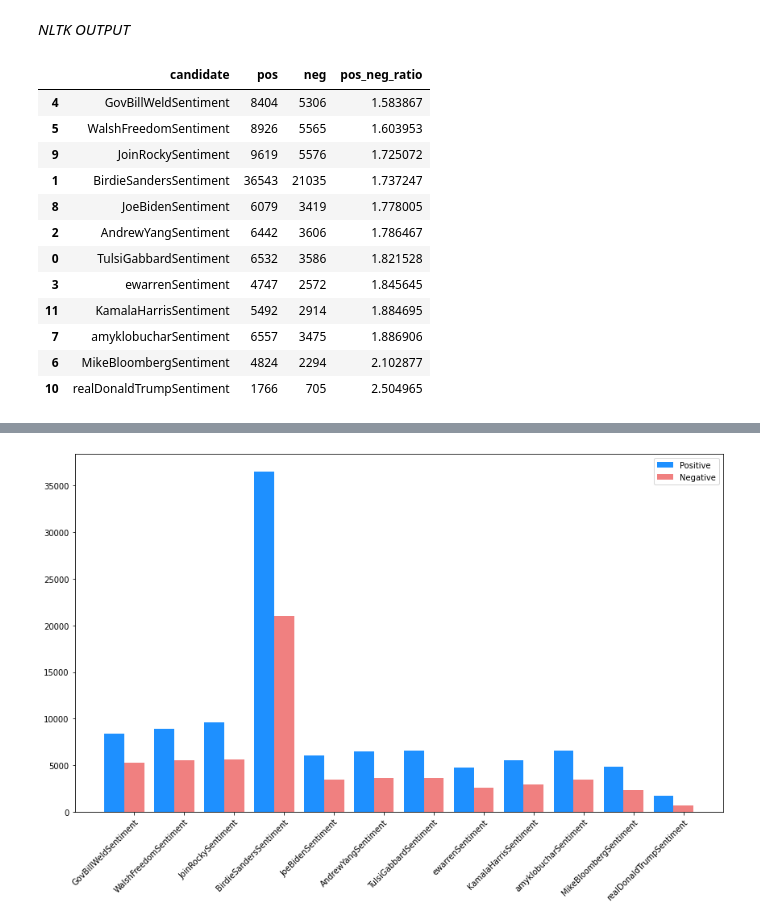
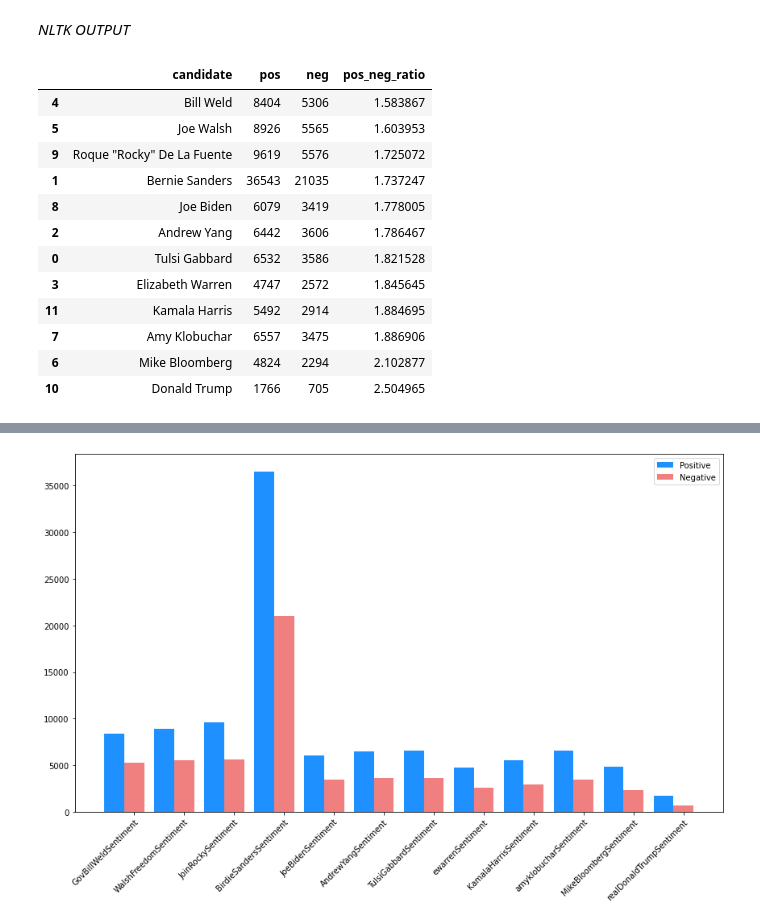
Before and after one commit to sschao/17.835-Final-Project, a Jupyter notebook: outputAnalysis.ipynb, the cells around one changed output, grey strips where cells are left out. Saved outputs shown, nothing was run; the diff lists cells and outputs as text; code cells hidden in the pictures.

```diff
--- a/outputAnalysis.ipynb
+++ b/outputAnalysis.ipynb
@@ -30,3 +121,10 @@ for d in dirs:
     for f in os.listdir(d):
         if f.endswith('pkl'):
             output[d][f[:-4]] = pd.DataFrame(pd.read_pickle(d+os.sep+f))
+# %%
+pd.set_option('display.max_colwidth', -1)
+vader_df = pd.DataFrame(pd.read_pickle('VaderOutput'+os.sep+'ewarrenSentiment.pkl'))
+tweet_df = pd.DataFrame(pd.read_pickle('Candidate Tweets'+os.sep+'ewarren.pkl'))
+tweet_df = pd.merge(vader_df, tweet_df, how='outer', left_index=True, right_index=True)
+tweet_df = tweet_df.sort_values(by=1, ascending=True)
+tweet_df.iloc[0:10,[1,5,8,13,17]]
@@ -34,0 +233,13 @@ for d in dirs:
+# %%
+df_ratio = pd.merge(df_nltk[['candidate', 'pos_neg_ratio']], \
+                    df_textblob[['candidate', 'pos_neg_ratio']], \
+                    on='candidate', \
+                    suffixes=('_nltk', '_textblob'))
+df_ratio = pd.merge(df_ratio, \
+                    df_vader[['candidate', 'pos_neg_ratio']], \
+                    on='candidate')
+df_ratio = df_ratio.rename(columns={'pos_neg_ratio':'pos_neg_ratio_vader'})
+df_ratio['avg'] = df_ratio[['pos_neg_ratio_nltk', 'pos_neg_ratio_textblob', 'pos_neg_ratio_vader']].mean(axis=1)
+df_ratio = df_ratio.sort_values(by='avg', ascending=True) # sort by total mean
+
+display(df_ratio)
@@ -37,33 +314,36 @@ for d in dirs:
 # %%
 candidates = []
 positive = []
 negative = []
+
 for candidate in output['NaturalLanguageOutput'].keys():
     df_cand = output['NaturalLanguageOutput'][candidate]
-    num_pos = len(df_cand[df_cand[0]=='pos'].index)
-    num_neg = len(df_cand[df_cand[0]=='neg'].index)
-    # add to lists
-    candidates.append(candidate)
-    positive.append(num_pos)
-    negative.append(num_neg)
+    # add to columns
+    candidates.append(twitter_handles[candidate])
+    positive.append(len(df_cand[df_cand[0]=='pos'].index))
+    negative.append(len(df_cand[df_cand[0]=='neg'].index))
+
+# make new columns
 pos_neg_ratio = [positive[i]/negative[i] for i in range(len(positive))]
+
 df_nltk = pd.DataFrame({'candidate':candidates, \
                         'pos':positive, \
                         'neg':negative, \
                         'pos_neg_ratio':pos_neg_ratio})
+
 df_nltk = df_nltk.sort_values(by='pos_neg_ratio', ascending=True)
 display(df_nltk)
 # %% [output]
 |  | candidate | pos | neg | pos_neg_ratio |
-| 4 | GovBillWeldSentiment | 8404 | 5306 | 1.583867 |
-| 5 | WalshFreedomSentiment | 8926 | 5565 | 1.603953 |
-| 9 | JoinRockySentiment | 9619 | 5576 | 1.725072 |
-| 1 | BirdieSandersSentiment | 36543 | 21035 | 1.737247 |
-| 8 | JoeBidenSentiment | 6079 | 3419 | 1.778005 |
-| 2 | AndrewYangSentiment | 6442 | 3606 | 1.786467 |
-| 0 | TulsiGabbardSentiment | 6532 | 3586 | 1.821528 |
-| 3 | ewarrenSentiment | 4747 | 2572 | 1.845645 |
-| 11 | KamalaHarrisSentiment | 5492 | 2914 | 1.884695 |
-| 7 | amyklobucharSentiment | 6557 | 3475 | 1.886906 |
-| 6 | MikeBloombergSentiment | 4824 | 2294 | 2.102877 |
-| 10 | realDonaldTrumpSentiment | 1766 | 705 | 2.504965 |
+| 4 | Bill Weld | 8404 | 5306 | 1.583867 |
+| 5 | Joe Walsh | 8926 | 5565 | 1.603953 |
+| 9 | Roque "Rocky" De La Fuente | 9619 | 5576 | 1.725072 |
+| 1 | Bernie Sanders | 36543 | 21035 | 1.737247 |
+| 8 | Joe Biden | 6079 | 3419 | 1.778005 |
+| 2 | Andrew Yang | 6442 | 3606 | 1.786467 |
+| 0 | Tulsi Gabbard | 6532 | 3586 | 1.821528 |
+| 3 | Elizabeth Warren | 4747 | 2572 | 1.845645 |
+| 11 | Kamala Harris | 5492 | 2914 | 1.884695 |
+| 7 | Amy Klobuchar | 6557 | 3475 | 1.886906 |
+| 6 | Mike Bloomberg | 4824 | 2294 | 2.102877 |
+| 10 | Donald Trump | 1766 | 705 | 2.504965 |
```
Also changed, not shown: parts of 23 cells of this notebook, 56 other files.
